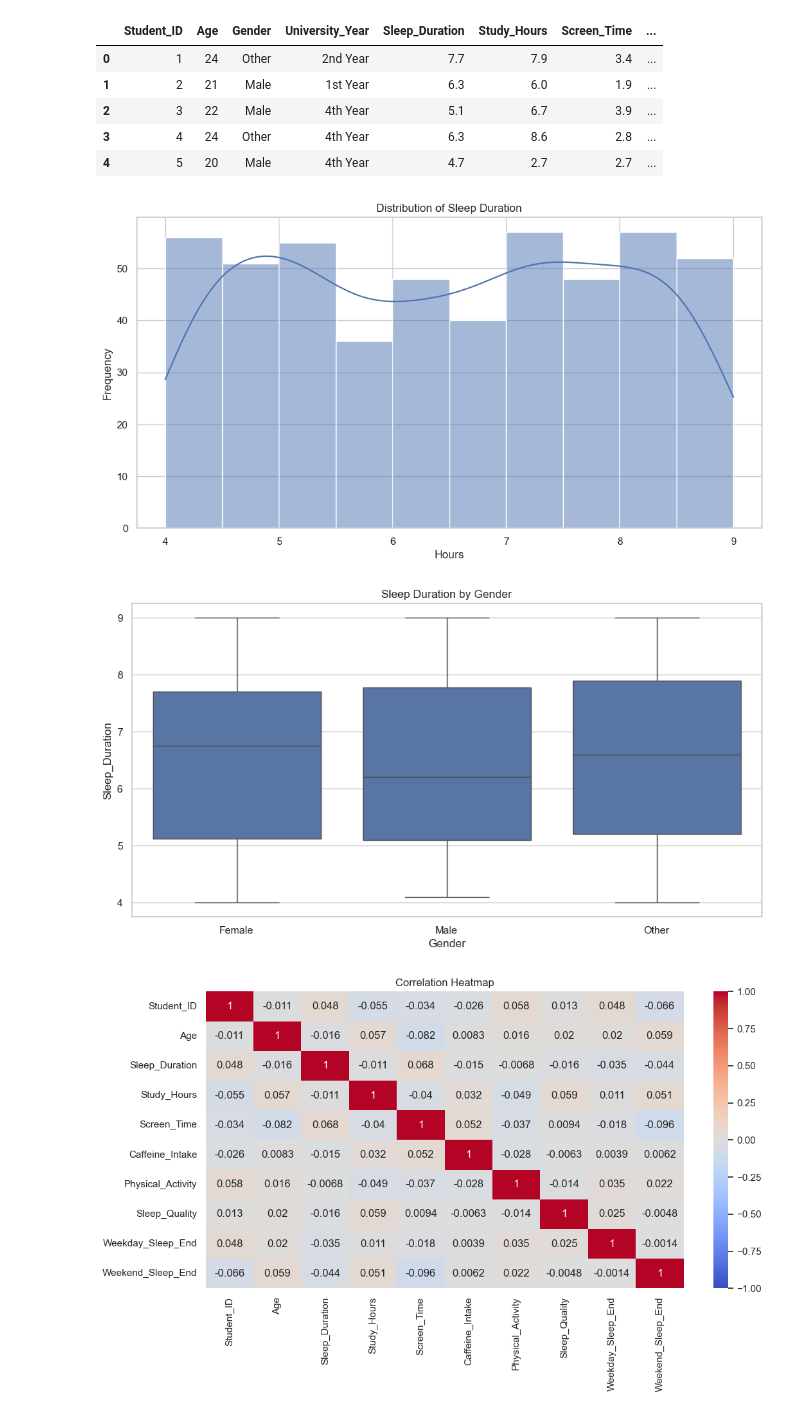
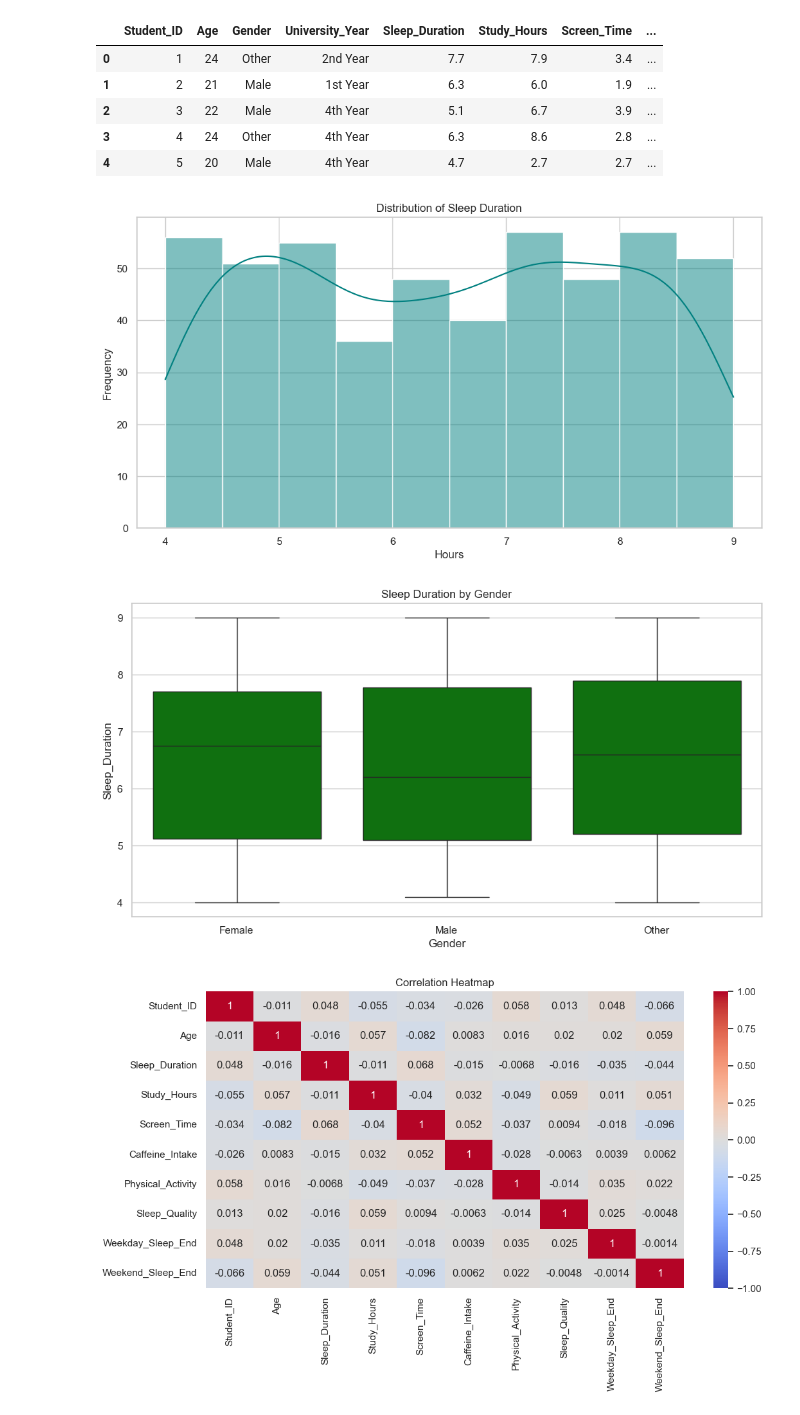
Before and after one commit to CouchPtato/VisualizationProject, a Jupyter notebook: DA/AnalysisProject.ipynb, the cells around one changed output. Drawn from its saved outputs; the diff is of its cells as text; code cells hidden in the pictures.

```diff
--- a/DA/AnalysisProject.ipynb
+++ b/DA/AnalysisProject.ipynb
@@ -137,20 +137,20 @@ df.head()
 | 4 | 5 | 20 | Male | 4th Year | 4.7 | 2.7 | 2.7 | ... |
 # %%
 plt.figure()
-sns.histplot(df['Sleep_Duration'], kde=True, bins=10)
+sns.histplot(df['Sleep_Duration'], kde=True, bins=10, color="Teal")
 plt.title('Distribution of Sleep Duration')
 plt.xlabel('Hours')
 plt.ylabel('Frequency')
 plt.show()
 # %% [output]
-[figure, old version]
+[figure, new version]
 # %%
 plt.figure()
-sns.boxplot(x='Gender', y='Sleep_Duration', data=df)
+sns.boxplot(x='Gender', y='Sleep_Duration', data=df, color="green")
 plt.title('Sleep Duration by Gender')
 plt.show()
 # %% [output]
-[figure, old version]
+[figure, new version]
 # %%
 numeric_data = df.select_dtypes(include=['float64', 'int64'])
 corr = numeric_data.corr()
```
Also changed, not shown: parts of 2 cells of this notebook.
